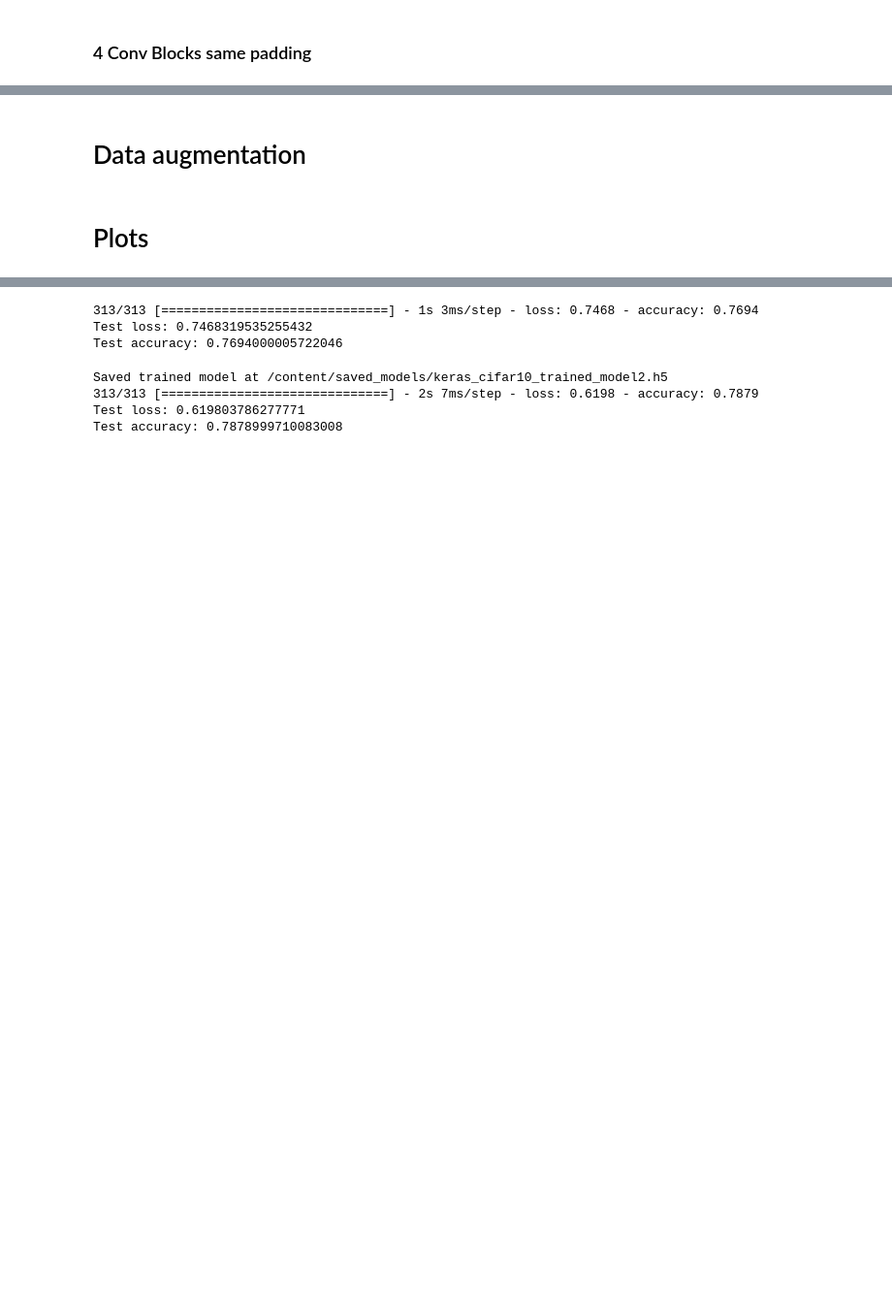
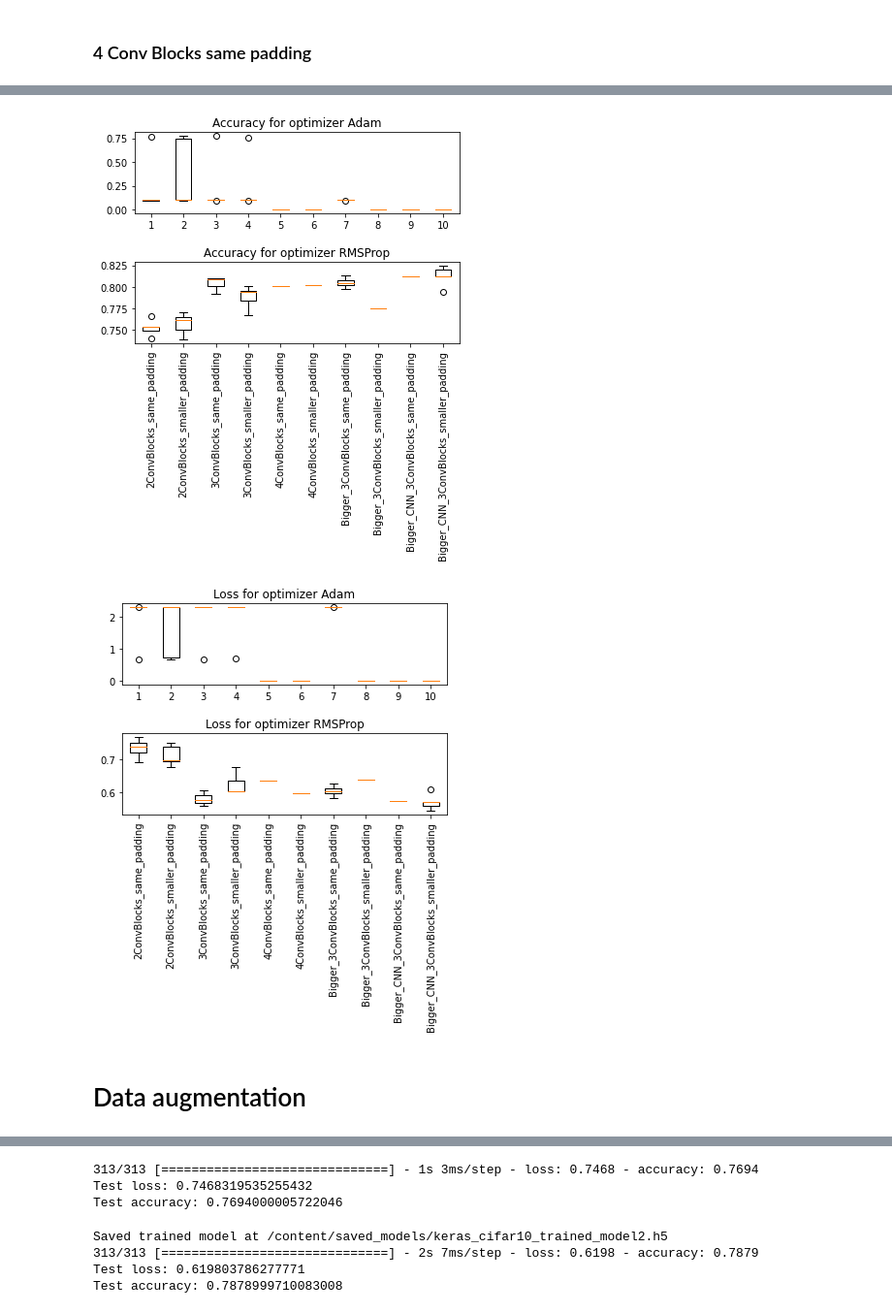
Before and after one commit to MakowToms/DeepLearning, a Jupyter notebook: cnn/from_kaggle_in_keras.ipynb, the cells around one changed output, grey strips where cells are left out. Shown: that part at 97% size. Cells and saved outputs as stored; diff of their text form; code cells hidden in the pictures; blank space fills up the shorter version.

Commit message:
Ended checking models conv models, starting data augmentation

```diff
--- a/cnn/from_kaggle_in_keras.ipynb
+++ b/cnn/from_kaggle_in_keras.ipynb
@@ -61,6 +70,7 @@ set_seed()
 batch_size = 32  # The default batch size of keras
 num_classes = 10  # Number of class for the dataset
 epochs = 100
+n = 5
 data_augmentation = False
 
 early_stopping = tf.keras.callbacks.EarlyStopping(monitor='val_loss', patience=5, restore_best_weights=True)
@@ -693,7 +813,0 @@ Epoch 2/2
-# %%
-history = {}
-for model in models:
-    model_history = {}
-    for opt in optimizers:
-        model_history[opt[1]] = results_of_model(model, opt[0], opt[1], n=5)
-    history[model.name] = model_history
@@ -718,6 +813,0 @@ Epoch 17/100
-# %%
-with open('drive/MyDrive/Colab Notebooks/pickles/2ConvBlocks_smaller_padding-RMSProp', 'rb') as f:
-    history = pickle.load(f)
-    for i in range(4):
-        print(len(history[0][i]))
-        print(history[0][i])
@@ -724,2 +849,53 @@ with open('drive/MyDrive/Colab Notebooks/pickles/2ConvBlocks_smaller_padding-RMS
+# %%
+directory = 'drive/MyDrive/Colab Notebooks/pickles/'
+files = os.listdir(directory)
+files_Adam = [file for file in files[1:] if file.split('-')[1]=='Adam']
+files_RMSProp = [file for file in files[1:] if file.split('-')[1]=='RMSProp']
+all_files = [files_RMSProp, files_Adam]
+
+acc = {'Adam': {}, 'RMSProp': {}}   #1
+loss = {'Adam': {}, 'RMSProp': {}}  #3
+for file_list in all_files:
+  for filename in file_list:
+    model_name = filename.split('-')[0]
+    opt_name = filename.split('-')[1]
+    with open(directory + filename, 'rb') as f:
+      history = pickle.load(f)
+      a = []
+      l = []
+      for i in range(len(history)):
+        a.append(history[i][1][-6])
+        l.append(history[i][3][-6])
+      if len(a) < n:
+        # if too few samples - append samples with mean
+        a = a + [sum(a)/len(a)] * (n - len(a))
+        l = l + [sum(l)/len(l)] * (n - len(l))
+        acc['Adam'][model_name] = [0] * n
+        loss['Adam'][model_name] = [0] * n
+      acc[opt_name][model_name] = a
+      loss[opt_name][model_name] = l
+
+measures = [acc, loss]
+measure_names = ['Accuracy', 'Loss']
+for index in range(2):
+  plt.subplots(2, 1)
+  plt.subplots_adjust(hspace=0.6)
+  for i, opt_name in enumerate(acc.keys()):
+    plt.subplot(2, 1, i+1)
+    data = measures[index][opt_name]
+    data = pd.DataFrame(data)
+    data = data.reindex(natsorted(data.columns), axis=1)
+    labels = data.columns
+    plt.boxplot(np.array(data))
+    plt.title(f'{measure_names[index]} for optimizer {opt_name}')
+  ax = plt.gca()
+  ax.set_xticklabels(labels=labels, rotation=90)
+  plt.show()
+
+# plt.savefig("plots/activations/{0}_{1}_loss_boxplot.png".format(dataset.name, dataset.size),
+#             dpi=100, bbox_inches="tight")
+# %% [output]
+[figure, added]
+[figure, added]
 # %% [markdown]
 # Data augmentation
@@ -776,2 +901,0 @@ history4 = model4.fit_generator(datagen.flow(x_train, y_train,
-# %% [markdown]
-# Plots
```
Also changed, not shown: parts of 43 cells of this notebook.
